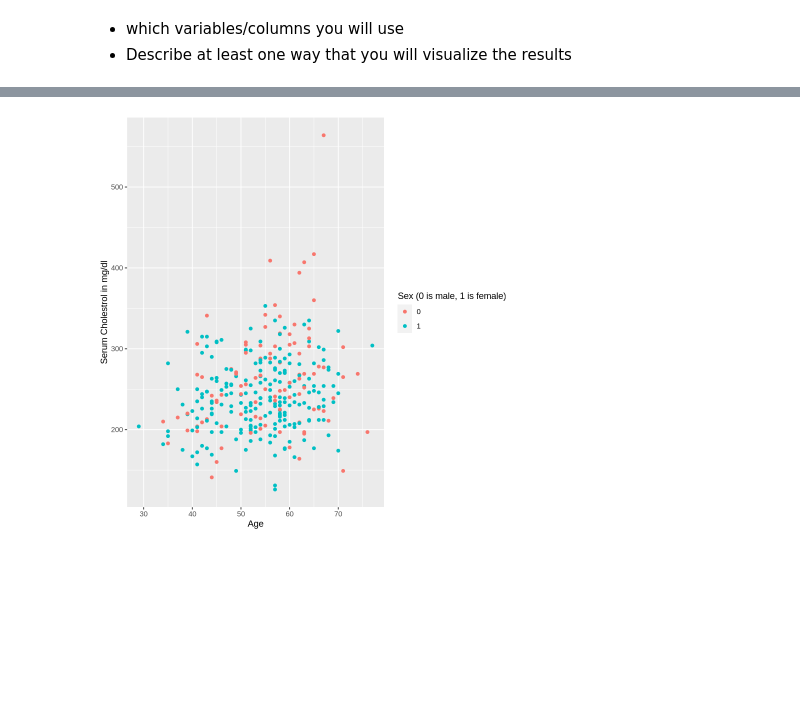
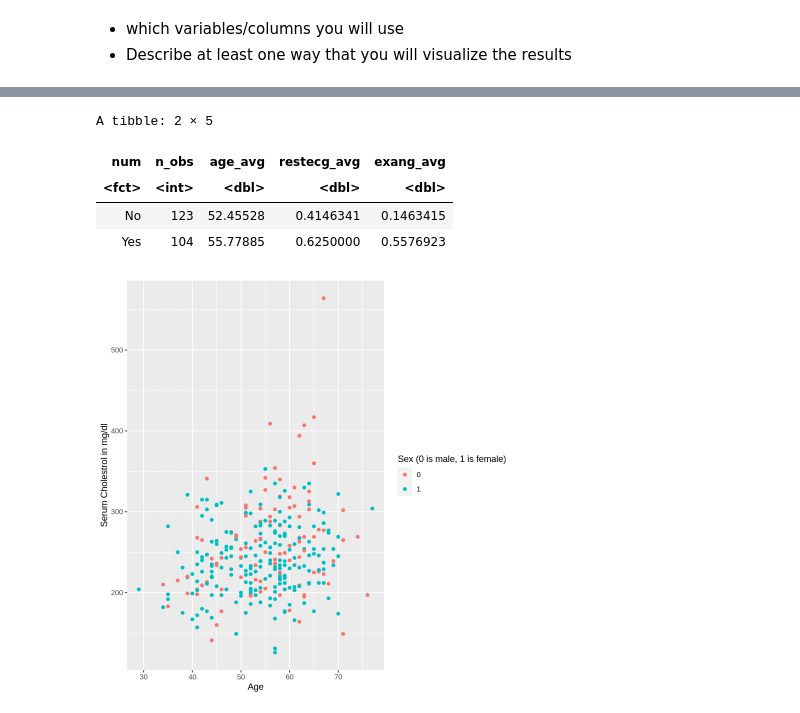
Before and after one commit to Clarique/DSCI-100-Project, a Jupyter notebook: readheartdata.ipynb, the cells around one changed output, grey strips where cells are left out. Saved outputs shown, nothing was run; the diff lists cells and outputs as text; code cells hidden in the pictures; blank space fills up the shorter version.

```diff
--- a/readheartdata.ipynb
+++ b/readheartdata.ipynb
@@ -100,6 +112,18 @@ cleveland_train <- training(cleveland_split)
 cleveland_test <- testing(cleveland_split)
 # %%
 # Summarizing the data
+cleveland_table <- cleveland_train |>
+    group_by(num) |>
+    summarize(n_obs = n(), age_avg = mean(age), restecg_avg = mean(restecg), exang_avg = mean(exang))
+cleveland_table
+# We can see from this table that the average age if higher for those with heart disease
+# On average more patients with heart disease had abnormal ECG and angina values (1 = abnormal)
+# %% [output]
+A tibble: 2 × 5
+| num | n_obs | age_avg | restecg_avg | exang_avg |
+| <fct> | <int> | <dbl> | <dbl> | <dbl> |
+| No | 123 | 52.45528 | 0.4146341 | 0.1463415 |
+| Yes | 104 | 55.77885 | 0.6250000 | 0.5576923 |
 # %%
 age_chol_plot <- cleveland |>
 ggplot(aes(x = age, y = chol, fill = as_factor(sex))) +
```
Also changed, not shown: parts of 3 cells of this notebook.
